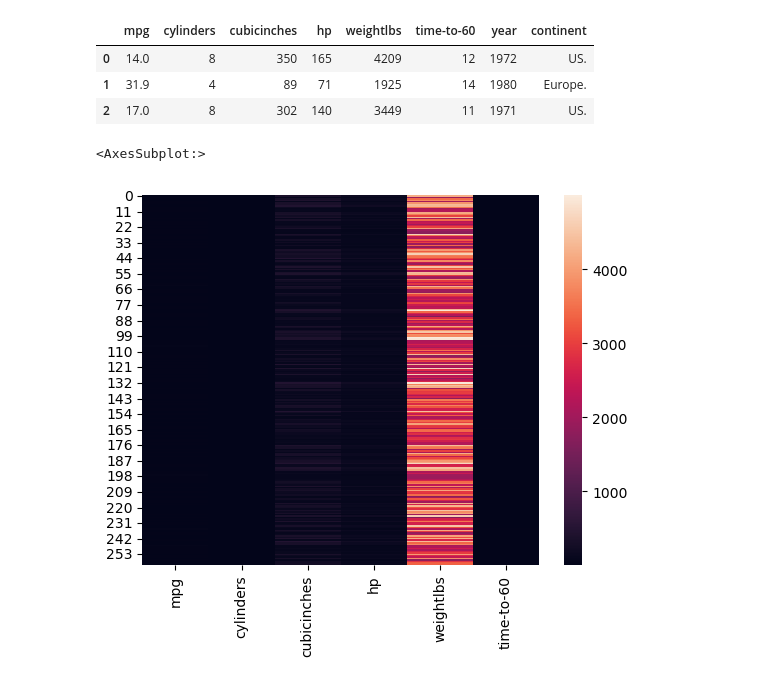
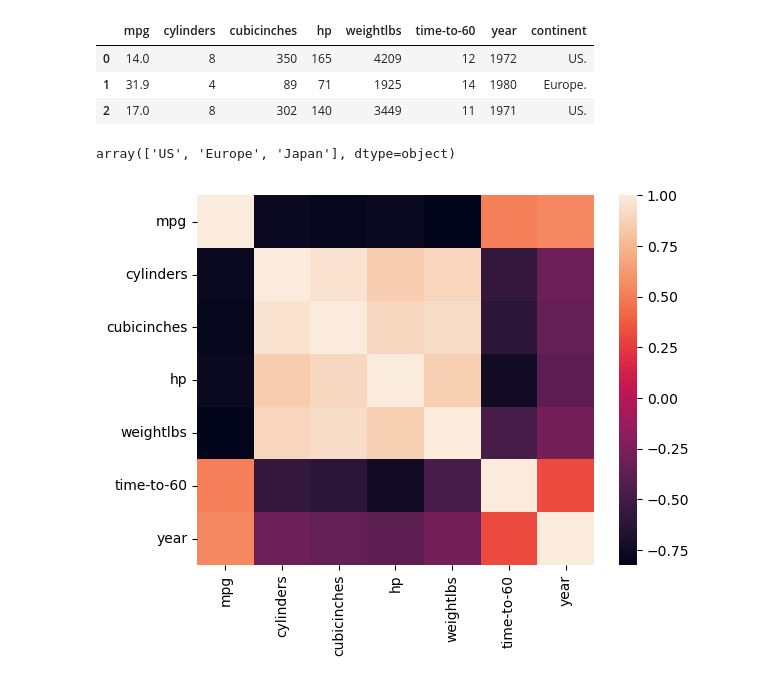
Before and after one commit to celeste-daleo/streamLit, a Jupyter notebook: cars.ipynb, the cells around one changed output. Saved outputs shown, nothing was run; the diff lists cells and outputs as text; code cells hidden in the pictures.

```diff
--- a/cars.ipynb
+++ b/cars.ipynb
@@ -13,8 +14,14 @@ cars.head(3)
 | 0 | 14.0 | 8 | 350 | 165 | 4209 | 12 | 1972 | US. |
 | 1 | 31.9 | 4 | 89 | 71 | 1925 | 14 | 1980 | Europe. |
 | 2 | 17.0 | 8 | 302 | 140 | 3449 | 11 | 1971 | US. |
+# %%
+cars['continent'] = cars['continent'].str.strip()
+cars['continent'] = cars['continent'].str.replace(".", "")
+# %%
+cars['continent'].unique()
+# %% [output]
+array(['US', 'Europe', 'Japan'], dtype=object)
 # %%
-sns.heatmap(cars.iloc[:, :-2])
+sns.heatmap(cars.corr());
 # %% [output]
-<AxesSubplot:>
-[figure, old version]
+[figure, new version]
```
Also changed, not shown: parts of 3 cells of this notebook, 2 other files.
